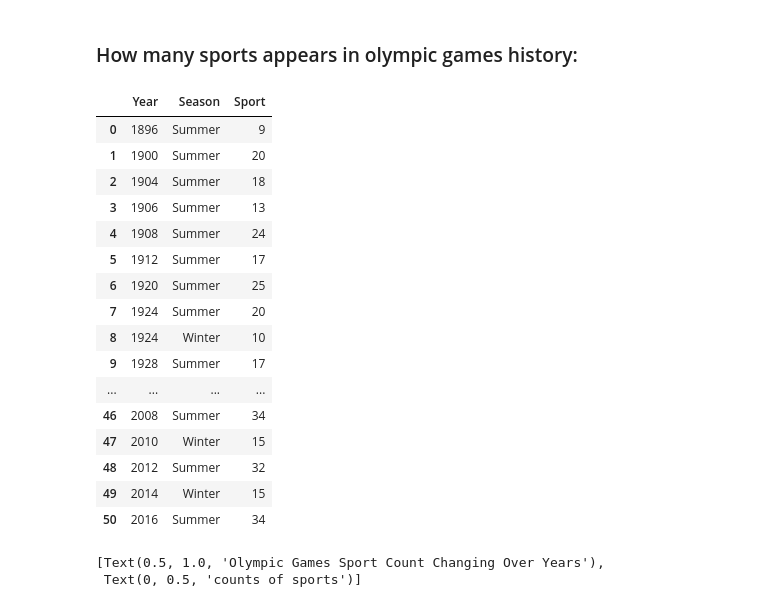
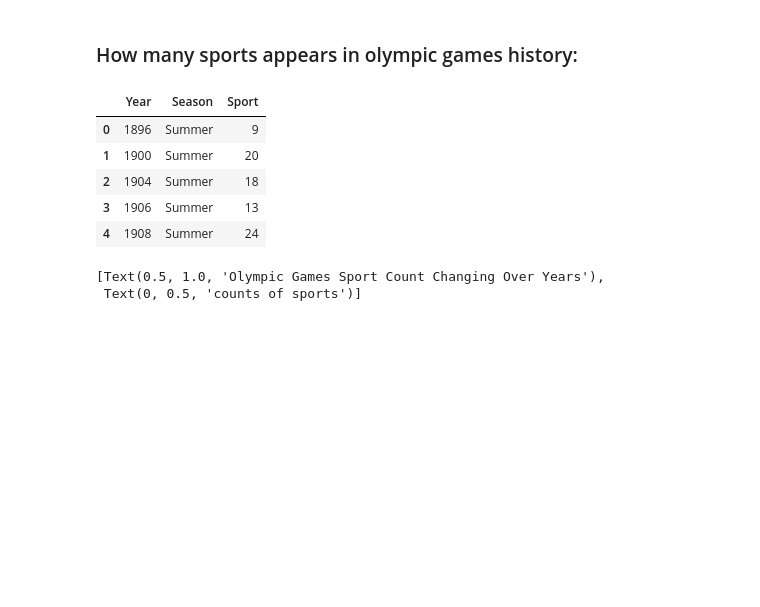
Before and after one commit to cooperhankun/Databehandling-OS-projekt-Kun-Xiu, a Jupyter notebook: Code/Projekt-OS.ipynb, the cells around one changed output. Drawn from its saved outputs; the diff is of its cells as text; code cells hidden in the pictures; blank space fills up the shorter version.

```diff
--- a/Code/Projekt-OS.ipynb
+++ b/Code/Projekt-OS.ipynb
@@ -537,25 +491,14 @@ plt.show()
 # %% [markdown]
 ### How many sports appears in olympic games history:
 # %%
-players_os.groupby(["Year","Season"]).Sport.nunique().reset_index()
+players_os.groupby(["Year","Season"]).Sport.nunique().reset_index().head()
 # %% [output]
 |  | Year | Season | Sport |
 | 0 | 1896 | Summer | 9 |
 | 1 | 1900 | Summer | 20 |
 | 2 | 1904 | Summer | 18 |
 | 3 | 1906 | Summer | 13 |
 | 4 | 1908 | Summer | 24 |
-| 5 | 1912 | Summer | 17 |
-| 6 | 1920 | Summer | 25 |
-| 7 | 1924 | Summer | 20 |
-| 8 | 1924 | Winter | 10 |
-| 9 | 1928 | Summer | 17 |
-| ... | ... | ... | ... |
-| 46 | 2008 | Summer | 34 |
-| 47 | 2010 | Winter | 15 |
-| 48 | 2012 | Summer | 32 |
-| 49 | 2014 | Winter | 15 |
-| 50 | 2016 | Summer | 34 |
 # %%
 sport_evelution = players_os.groupby(["Year","Season"]).Sport.nunique().reset_index()
 
```
Also changed, not shown: parts of 8 cells of this notebook.
